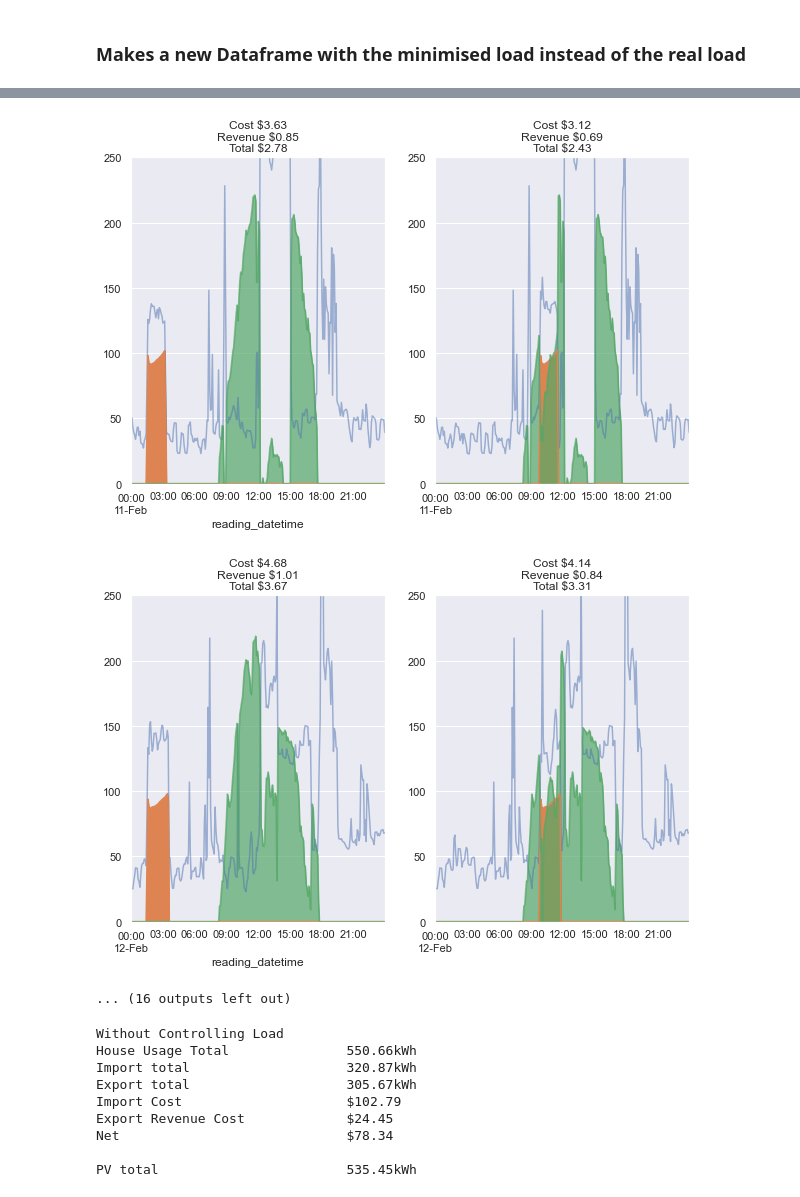
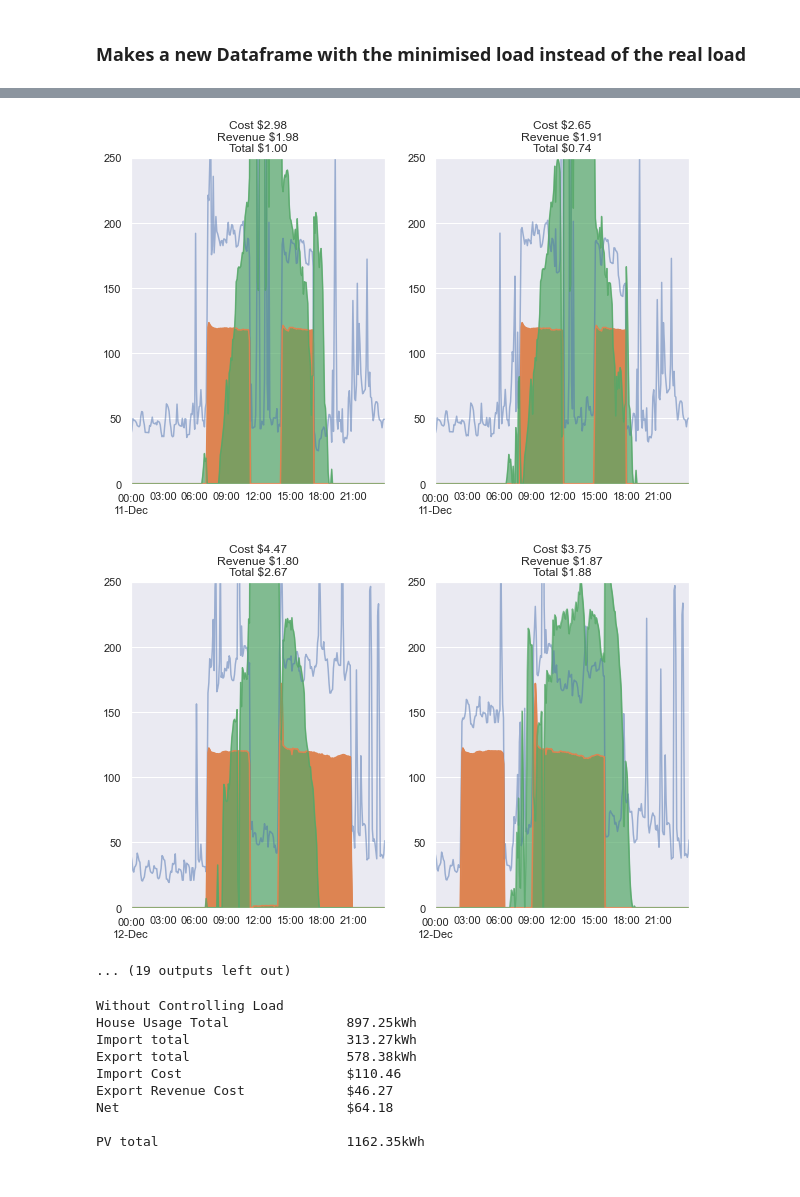
Before and after one commit to Cameron-Gan/thesis2021, a Jupyter notebook: nice_notebooks/12_real_load_load_estimate.ipynb, the cells around one changed output, grey strips where cells are left out. Saved outputs shown, nothing was run; the diff lists cells and outputs as text; code cells hidden in the pictures.

```diff
--- a/nice_notebooks/12_real_load_load_estimate.ipynb
+++ b/nice_notebooks/12_real_load_load_estimate.ipynb
@@ -59,7 +59,7 @@ def get_season(now):
                 if start <= now <= end)
 
 sns.set()
-house_id = 64613
+house_id = 70210
 load_type = 'hot_water'
 # %% [markdown]
 ### Importing Data and cleaning up
@@ -137,8 +136,8 @@ print("Tariff Name: " + tariff.tariff_name)
 # %% [output]
 Tariff Name: OriginGo
 # %%
-data['import_cost'] = tariff.get_cost(data['2019'][['grid_import', 'load']] / 1000)
-data['export_revenue'] = (data['2019'].grid_export / 1000) * tariff.get_fit()
+data['import_cost'] = tariff.get_cost(data.loc['2019'][['grid_import', 'load']] / 1000)
+data['export_revenue'] = (data.loc['2019'].grid_export / 1000) * tariff.get_fit()
 print('Import Cost' + " ${:.2f}".format(data.import_cost.sum() / 100))
 print("Export Revenue" " ${:.2f}".format(data.export_revenue.sum() / 100))
 print("Net Cost" + " ${:.2f}".format(data.import_cost.sum() / 100 - data.export_revenue.sum() / 100))
@@ -150,7 +149,7 @@ Net Cost $1057.69
 #### Preload Possible Load Times Using Average Duration and Rated Power
 # %%
 # Date Range to Minimise Cost
-date_range = '2019-02'
+date_range = '2019-12'
 
 from thesisInitial.possible_load import ExtractLoad
 possible_load = ExtractLoad(data[date_range].load)
@@ -169,7 +168,7 @@ for day in days_in_set:
 
      # Season is extracted and normalised season median profile is scaled
     season = get_season(day)
-    total_use_sum = data[date].total_use.sum()
+    total_use_sum = data.loc[date].total_use.sum()
     if season == 'summer': total_use_without_load = normalised_median.summer * total_use_sum
     if season == 'winter': total_use_without_load = normalised_median.winter * total_use_sum
     if season == 'autumn': total_use_without_load = normalised_median.autumn * total_use_sum
@@ -178,12 +177,12 @@ for day in days_in_set:
     # print(len(total_use_without_load))
 
     pv_day = data.PV[date]
-    grid_import_cost = tariff.get_cost(data[date][['grid_import', 'load']] / 1000).sum()
-    grid_export_revenue = data[date]['grid_export'] / 1000 * tariff.get_fit()
+    grid_import_cost = tariff.get_cost(data.loc[date][['grid_import', 'load']] / 1000).sum()
+    grid_export_revenue = data.loc[date]['grid_export'] / 1000 * tariff.get_fit()
     # min_cost = grid_import_cost.sum() - grid_export_revenue.sum()
     min_cost = 10000
     max_time = 0
-    max_load = data[date].load
+    max_load = data.loc[date].load
     index = pd.date_range(pd.to_datetime(date+" 00:00:00"), periods=288, freq='5T')
     tariff_series = tariff.get_tariff_from_time_index(index.hour).astype(float)
     total_use_without_load.index = index
@@ -236,23 +235,23 @@ new_grid_export = (new_AC * -1).clip(lower=0).rename('grid_export')
 new_data = pd.concat([new_load, data_copy.PV, new_AC, new_total_use, new_grid_import, new_grid_export], axis=1)
 # %%
 date = '2019-01-30'
-days_in_set = data[date_range].index.date
+days_in_set = data.loc[date_range].index.date
 days_in_set = np.unique(days_in_set)
 for day in days_in_set:
     date = str(day)
     fig, ax = plt.subplots(nrows=1, ncols=2, figsize=(10,6))
-    data[date].total_use.plot(ax=ax[0], alpha=0.5)
-    data[date].load.clip(lower=0).plot.area(ax=ax[0])
-    data[date].grid_export.plot.area(ax=ax[0], alpha=0.7)
-    cost = tariff.get_cost(data[date][['grid_import', 'load']]/1000).sum() / 100
-    revenue = ((data[date].grid_export / 1000) * tariff.get_fit()).sum() / 100
+    data.loc[date].total_use.plot(ax=ax[0], alpha=0.5)
+    data.loc[date].load.clip(lower=0).plot.area(ax=ax[0])
+    data.loc[date].grid_export.plot.area(ax=ax[0], alpha=0.7)
+    cost = tariff.get_cost(data.loc[date][['grid_import', 'load']]/1000).sum() / 100
+    revenue = ((data.loc[date].grid_export / 1000) * tariff.get_fit()).sum() / 100
     ax[0].set_title('Cost $%.2f\nRevenue $%.2f\nTotal $%.2f' % (cost, revenue, cost-revenue))
     ax[0].set_ylim([0,250])
-    new_data[date].total_use.plot(ax=ax[1], alpha=0.5)
-    new_data[date].load.clip(lower=0).plot.area(ax=ax[1])
-    new_data[date].grid_export.plot.area(ax=ax[1], alpha=0.7)
-    cost = tariff.get_cost(new_data[date][['grid_import', 'load']]/1000).sum() / 100
-    revenue = ((new_data[date].grid_export / 1000) * tariff.get_fit()).sum() / 100
+    new_data.loc[date].total_use.plot(ax=ax[1], alpha=0.5)
+    new_data.loc[date].load.clip(lower=0).plot.area(ax=ax[1])
+    new_data.loc[date].grid_export.plot.area(ax=ax[1], alpha=0.7)
+    cost = tariff.get_cost(new_data.loc[date][['grid_import', 'load']]/1000).sum() / 100
+    revenue = ((new_data.loc[date].grid_export / 1000) * tariff.get_fit()).sum() / 100
     ax[1].set_title('Cost $%.2f\nRevenue $%.2f\nTotal $%.2f' % (cost, revenue, cost-revenue))
     ax[1].set_ylim([0,250])
     plt.show()
@@ -270,15 +269,15 @@ for day in days_in_set:
-[figure, old version]
+[figure, new version]
-[figure, old version]
+[figure, new version]
-... (16 outputs left out)
+... (19 outputs left out)
 # %%
 print('Without Controlling Load')
-house_consumption_total = data[date_range].total_use.sum() / 1000
-pv_gen_total = data[date_range].PV.sum() / 1000
-grid_import_total = data[date_range].grid_import.sum() / 1000
+house_consumption_total = data.loc[date_range].total_use.sum() / 1000
+pv_gen_total = data.loc[date_range].PV.sum() / 1000
+grid_import_total = data.loc[date_range].grid_import.sum() / 1000
 # grid_import_cost_total = data['2019-01'].grid
-grid_export_total = data[date_range].grid_export.sum() / 1000
-cost = tariff.get_cost(data[date_range][['grid_import', 'load']] / 1000)
-revenue = data[date_range].grid_export / 1000 * tariff.get_fit()
+grid_export_total = data.loc[date_range].grid_export.sum() / 1000
+cost = tariff.get_cost(data.loc[date_range][['grid_import', 'load']] / 1000)
+revenue = data.loc[date_range].grid_export / 1000 * tariff.get_fit()
 cost_total = cost.sum() / 100
 revenue_total = revenue.sum() / 100
 # pv_utilisation_total = new_data['2019-01'].pv_utilisation.sum() /1000
@@ -299,13 +298,13 @@ print("PV total\t\t\t" + "{:.2f}".format(pv_gen_total) + "kWh")
 # print("PV utilisation\t\t\t" + "{:.2f}".format((pv_utilisation_total / pv_gen_total) * 100) + "%")
 # %% [output]
 Without Controlling Load
-House Usage Total               550.66kWh
-Import total                    320.87kWh
-Export total                    305.67kWh
-Import Cost                     $102.79
-Export Revenue Cost             $24.45
-Net                             $78.34
+House Usage Total               897.25kWh
+Import total                    313.27kWh
+Export total                    578.38kWh
+Import Cost                     $110.46
+Export Revenue Cost             $46.27
+Net                             $64.18
 
-PV total                        535.45kWh
+PV total                        1162.35kWh
 # %%
 print('With Controlling Load')
```
Also changed, not shown: parts of 7 cells of this notebook, 2 other files.
